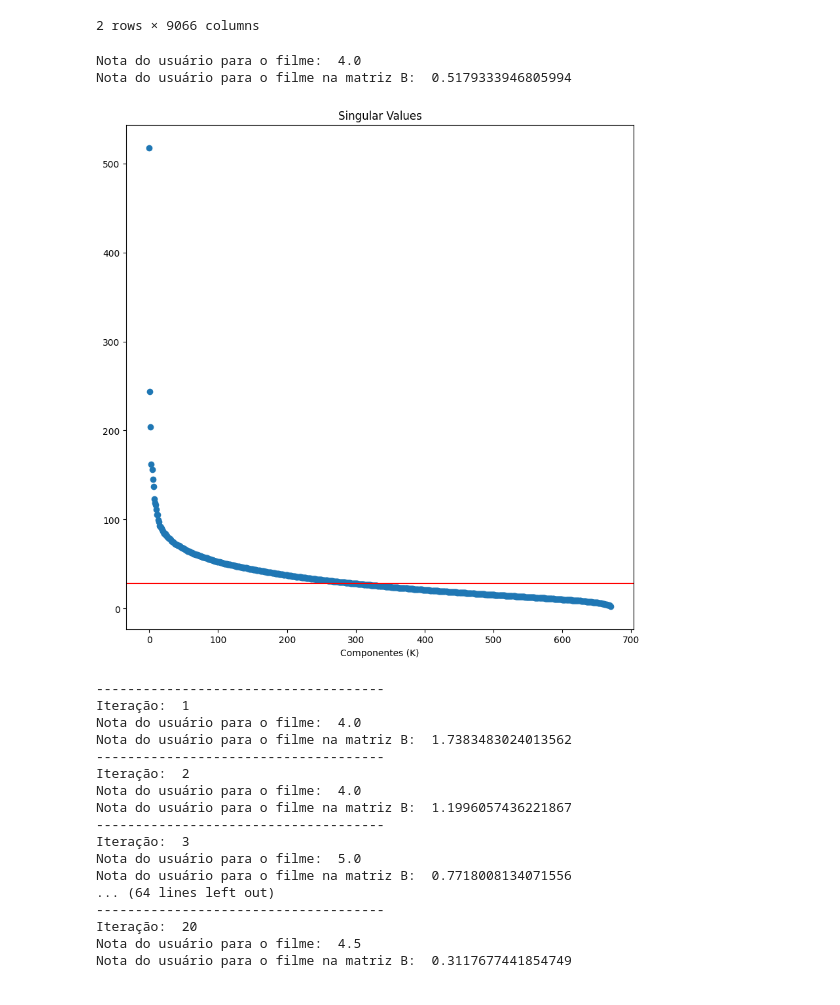
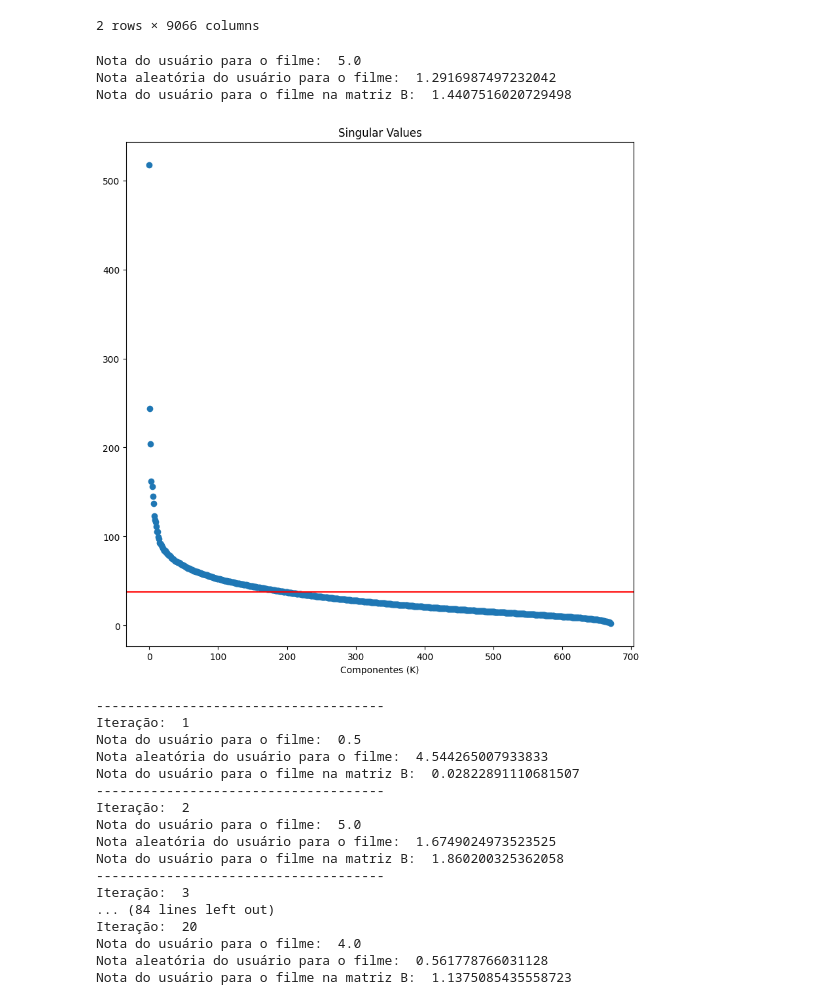
Before and after one commit to EduardoMVAz/Alpha-Netflix-Challenge, a Jupyter notebook: Desafio2.ipynb, the cells around one changed output. Drawn from its saved outputs; the diff is of its cells as text; code cells hidden in the pictures.

```diff
--- a/Desafio2.ipynb
+++ b/Desafio2.ipynb
@@ -92,11 +93,13 @@ id_filme = df.iloc[linha]['movieId']
 
 nota = df.iloc[linha]['rating']
 
-A = matriz_notas.copy()
+A = deepcopy(matriz_notas)
 
 # vamos trocar a nota do usuário por um valor aleatorio entre 0.0 e 5.0 e salvar no nosso A
 
 A.loc[id_usuario, id_filme] = np.random.uniform(0.0, 5.0)
+
+nota_aleatoria = A.loc[id_usuario, id_filme]
 # %%
 # SVD da matriz A
 
@@ -116,59 +119,69 @@ B = u_ @ sigma @ vt_
 
 print('Nota do usuário para o filme: ', nota)
 
+print('Nota aleatória do usuário para o filme: ', nota_aleatoria)
+
 # vamos ver a nota que o usuário deu para o filme na matriz B
 B = pd.DataFrame(B, index=A.index, columns=A.columns)
 print('Nota do usuário para o filme na matriz B: ', B.loc[id_usuario, id_filme])
 # %% [output]
-Nota do usuário para o filme:  4.0
-Nota do usuário para o filme na matriz B:  0.5179333946805994
+Nota do usuário para o filme:  5.0
+Nota aleatória do usuário para o filme:  1.2916987497232042
+Nota do usuário para o filme na matriz B:  1.4407516020729498
 # %%
 plt.figure(figsize=(10, 10))
 plt.plot(s, 'o', linewidth=2)
 # plota uma linha horizontal que passe na interseção do eixo x = 300
-plt.axhline(y=s[300], color='r', linestyle='-')
+plt.axhline(y=s[200], color='r', linestyle='-')
 plt.title('Singular Values')
 plt.xlabel('Componentes (K)')
 plt.show()
 
 # eixo x = numero de componentes (K) e indice do vetor s
 # eixo y = valor do vetor s
 # %% [output]
-[figure, old version]
+[figure, new version]
 # %%
 # Vamos fazer agora para varias linhas
-
 for n in range(20):
     linha = np.random.randint(0, df.__len__())
     id_usuario = df.iloc[linha]['userId']
     id_filme = df.iloc[linha]['movieId']
     nota = df.iloc[linha]['rating']
-    A = matriz_notas.copy()
+    A = deepcopy(matriz_notas)
     A.loc[id_usuario, id_filme] = np.random.uniform(0.0, 5.0)
+    nota_aleatoria = A.loc[id_usuario, id_filme]
     u, s, vt = svd(A)
-    u_, s_, vt_ = comprimir(u, s, vt, 300)
+    u_, s_, vt_ = comprimir(u, s, vt, 200)
     sigma = diagsvd(s_, u_.shape[1], vt_.shape[0])
     B = u_ @ sigma @ vt_
     B = pd.DataFrame(B, index=A.index, columns=A.columns)
     print('-------------------------------------')
     print('Iteração: ', n+1)
     print('Nota do usuário para o filme: ', nota)
+    print('Nota aleatória do usuário para o filme: ', nota_aleatoria)
     print('Nota do usuário para o filme na matriz B: ', B.loc[id_usuario, id_filme])
+    # salva em um novo dataframe chamado resultados.csv
+    resultados = pd.DataFrame({'nota': [nota], 'nota_aleatoria': [nota_aleatoria], 'nota_reconstruida': [B.loc[id_usuario, id_filme]]})
+    if n == 0:
+        resultados.to_csv('resultados.csv', mode='a', header=True)
+    else:
+        resultados.to_csv('resultados.csv', mode='a', header=False)
 # %% [output]
 -------------------------------------
 Iteração:  1
-Nota do usuário para o filme:  4.0
-Nota do usuário para o filme na matriz B:  1.7383483024013562
+Nota do usuário para o filme:  0.5
+Nota aleatória do usuário para o filme:  4.544265007933833
+Nota do usuário para o filme na matriz B:  0.02822891110681507
 -------------------------------------
 Iteração:  2
-Nota do usuário para o filme:  4.0
-Nota do usuário para o filme na matriz B:  1.1996057436221867
+Nota do usuário para o filme:  5.0
+Nota aleatória do usuário para o filme:  1.6749024973523525
+Nota do usuário para o filme na matriz B:  1.860200325362058
 -------------------------------------
 Iteração:  3
-Nota do usuário para o filme:  5.0
-Nota do usuário para o filme na matriz B:  0.7718008134071556
-... (64 lines left out)
--------------------------------------
+... (84 lines left out)
 Iteração:  20
-Nota do usuário para o filme:  4.5
-Nota do usuário para o filme na matriz B:  0.3117677441854749
+Nota do usuário para o filme:  4.0
+Nota aleatória do usuário para o filme:  0.561778766031128
+Nota do usuário para o filme na matriz B:  1.1375085435558723
```
Also changed, not shown: parts of 7 cells of this notebook, 1 other file.
